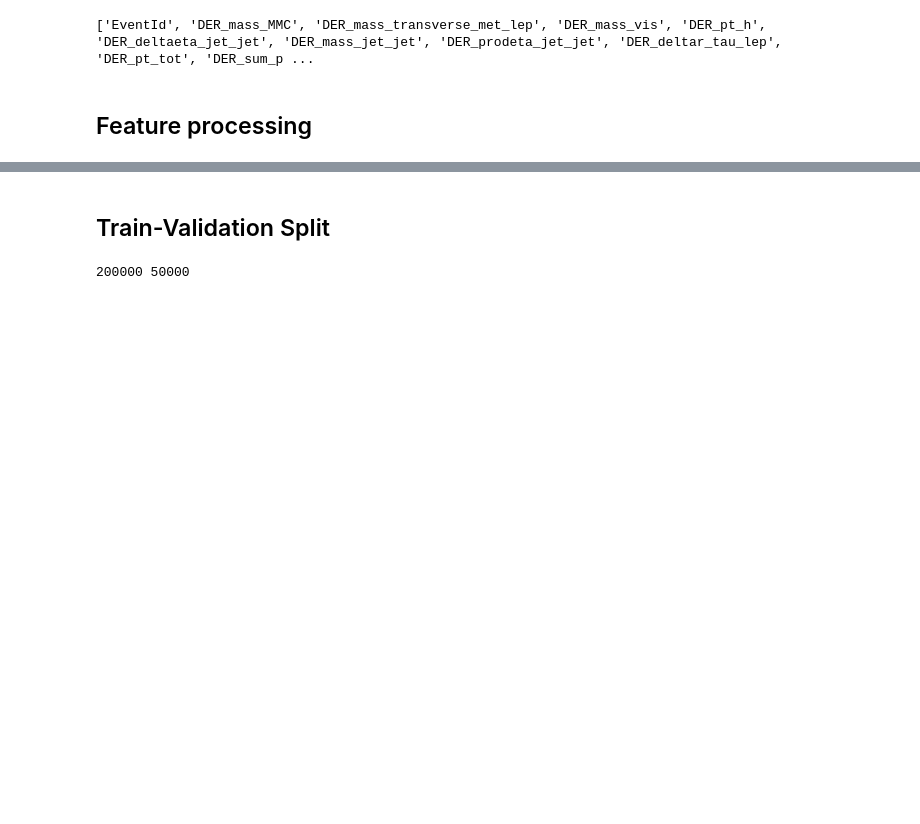
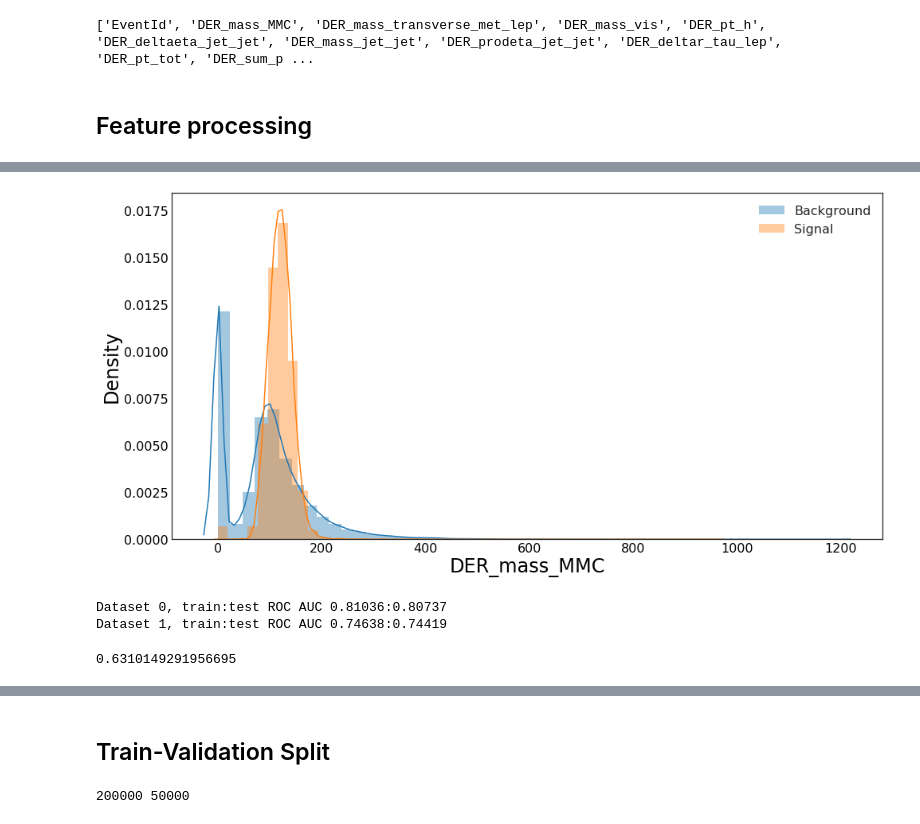
Before and after one commit to GilesStrong/Kaggle_HiggsML, a Jupyter notebook: Data_Processing/1_Data_Import.ipynb, the cells around one changed output, grey strips where cells are left out. Saved outputs shown, nothing was run; the diff lists cells and outputs as text; code cells hidden in the pictures; blank space fills up the shorter version.

```diff
--- a/Data_Processing/1_Data_Import.ipynb
+++ b/Data_Processing/1_Data_Import.ipynb
@@ -102,0 +232,14 @@ Index([u'EventId', u'DER_mass_MMC', u'DER_mass_transverse_met_lep',
+# %%
+plotFeat(trainingData, 'DER_mass_MMC', cuts=[(trainingData.gen_target == 0), (trainingData.gen_target == 1)], labels=['Background', 'Signal'], plotBulk=0, weightName='gen_weight')
+# %% [output]
+[figure, added]
+# %%
+xgCompare([trainingData[['DER_mass_MMC']], trainingData[['REG_mass']]],
+          [trainingData[['gen_target']], trainingData[['gen_target']]])
+# %% [output]
+Dataset 0, train:test ROC AUC 0.81036:0.80737
+Dataset 1, train:test ROC AUC 0.74638:0.74419
+# %%
+trainingData[trainingData.DER_mass_MMC > 0]['DER_mass_MMC'].corr(trainingData[trainingData.DER_mass_MMC > 0]['REG_mass'])
+# %% [output]
+0.6310149291956695
```
Also changed, not shown: parts of 16 cells of this notebook, 1 other file.
